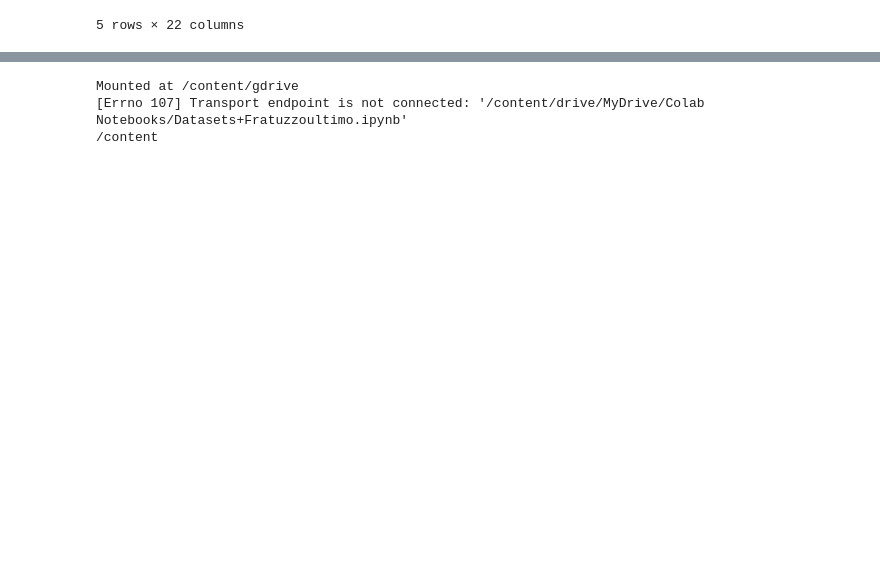
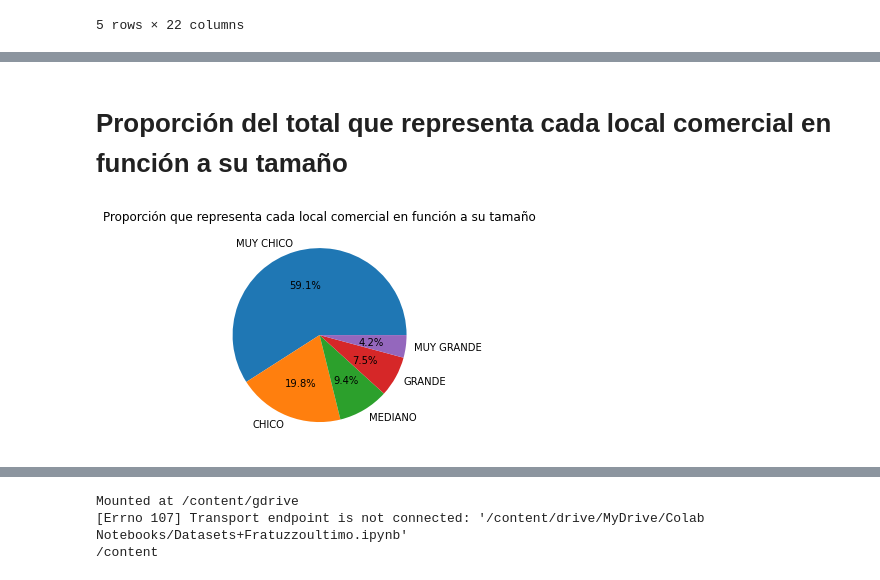
Before and after one commit to juampi2388/Entrega-trabajo-Juan-Pablo-Fratuzzo, a Jupyter notebook: Datasets+Fratuzzoultimo.ipynb, the cells around one changed output, grey strips where cells are left out. Cells and saved outputs as stored; diff of their text form; code cells hidden in the pictures; blank space fills up the shorter version.

```diff
--- a/Datasets+Fratuzzoultimo.ipynb
+++ b/Datasets+Fratuzzoultimo.ipynb
@@ -38,0 +55,12 @@ df.head()
+# %% [markdown]
+# **Proporción del total que representa cada local comercial en función a su tamaño**
+# %%
+df.groupby(['NIVEL_LOCALES']).mean()
+tamaniocom = ['MUY CHICO', 'CHICO', 'MEDIANO',
+        'GRANDE', 'MUY GRANDE']
+plt.pie(df['NIVEL_LOCALES'].value_counts(), labels=tamaniocom, autopct='%1.1f%%')
+plt.title('Proporción que representa cada local comercial en función a su tamaño')
+plt.show()
+#df ['NIVEL_LOCALES'].value_counts()
+# %% [output]
+[figure, added]
```
Also changed, not shown: parts of 8 cells of this notebook.
